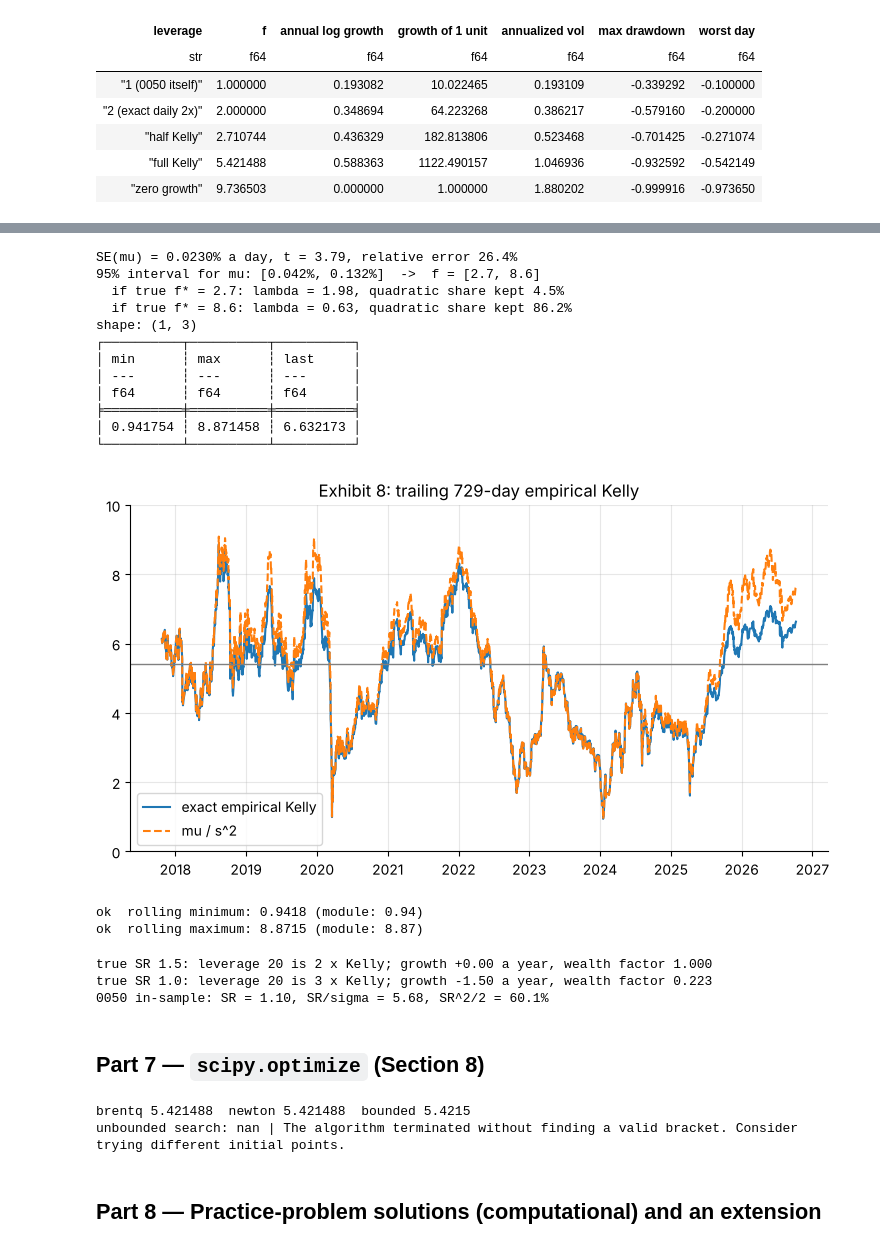
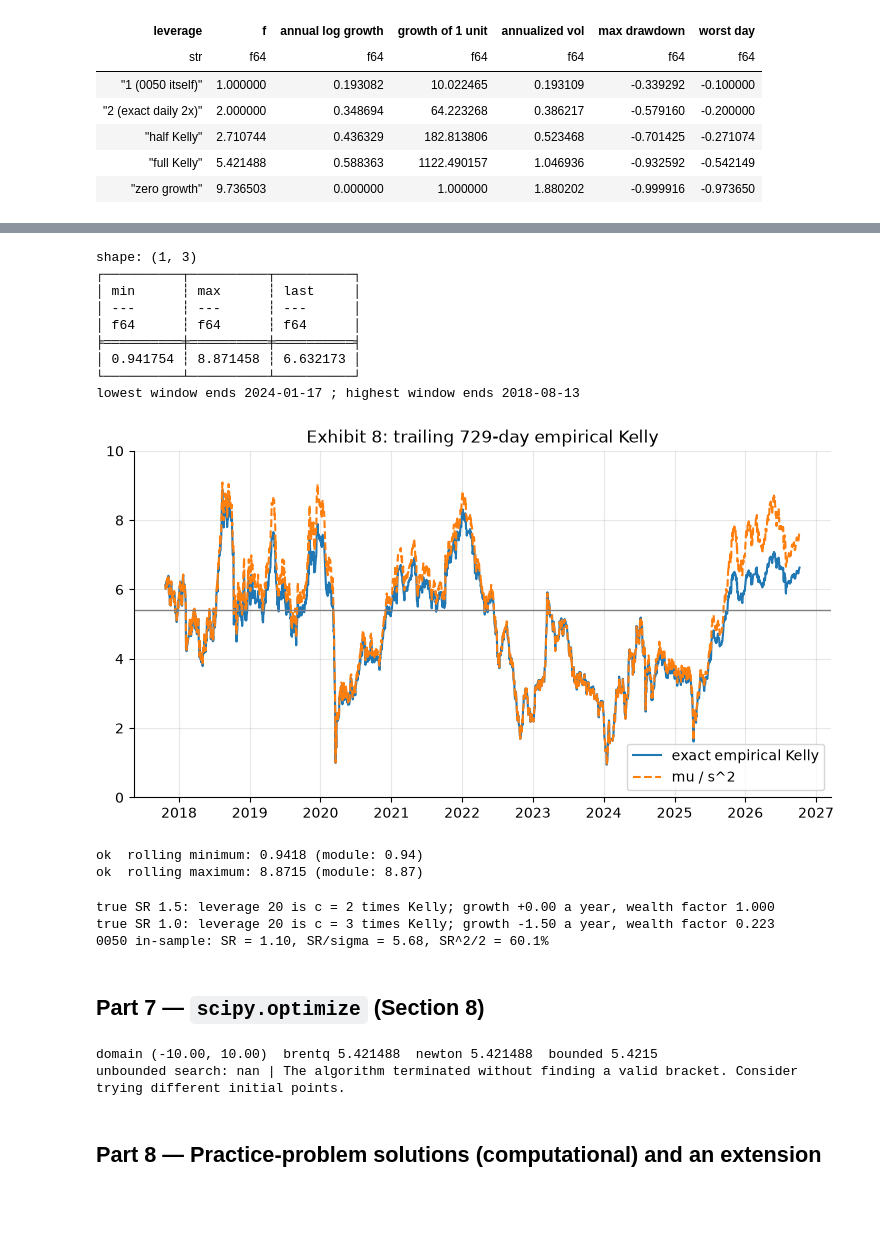
Before and after one commit to Benjamin-Teng/Quant-math-for-beginner, a Jupyter notebook: labs/LM04_lab/LM04_lab.ipynb, the cells around one changed output, grey strips where cells are left out. Cells and saved outputs as stored; diff of their text form; code cells hidden in the pictures; blank space fills up the shorter version.

```diff
--- a/labs/LM04_lab/LM04_lab.ipynb
+++ b/labs/LM04_lab/LM04_lab.ipynb
@@ -295,24 +374,25 @@ Bisection halves a sign-change bracket; Newton's method (4.12) jumps to the root
 # %%
-def bisection_trace(phi, a, b, tol):
-    out = [(0, a, b)]
+def bisection_trace(u, lo, hi, tol):
+    out = [(0, lo, hi)]
     n = 0
-    while b - a >= tol:
+    while hi - lo >= tol:
         n += 1
-        m = (a + b) / 2
-        a, b = (m, b) if phi(m) > 0 else (a, m)
-        out.append((n, a, b))
+        m = (lo + hi) / 2
+        lo, hi = (m, hi) if u(m) > 0 else (lo, m)
+        out.append((n, lo, hi))
     return out
 
-def newton_trace(phi, dphi, x0, steps):
+def newton_trace(u, du, x0, steps):
     xs = [x0]
     for _ in range(steps):
-        xs.append(xs[-1] - phi(xs[-1]) / dphi(xs[-1]))
+        xs.append(xs[-1] - u(xs[-1]) / du(xs[-1]))
     return xs
 
 nt = newton_trace(dg, d2g, 0.0, 5)
-bt = bisection_trace(dg, 0.0, 10.0, 1e-12)        # dg(0) = mu > 0, dg -> -inf as f -> 10
+assert dg(0.0) > 0 > dg(9.9)                       # dg(9.9) < 0: dg -> -inf as f -> 10, where it is undefined
+bt = bisection_trace(dg, 0.0, 9.9, 1e-12)
 picks = [0, 1, 2, 3, 4, 10, 20, 30, len(bt) - 1]
-ex6 = pl.DataFrame({
+iters = pl.DataFrame({
     "n": picks,
     "Newton f_n": [nt[n] if n <= 4 else None for n in picks],
     "Newton error": [abs(nt[n] - f_star) if n <= 4 else None for n in picks],
@@ -321,7 +401,7 @@ ex6 = pl.DataFrame({
 })
 e = [abs(x - f_star) for x in nt]
 C = abs(2 * float(((R / (1 + f_star * R)) ** 3).mean()) / (2 * d2g(f_star)))
-print("Newton ratios e(n+1)/e(n)^2:", [round(e[k + 1] / e[k] ** 2, 3) for k in (1, 2, 3)], f" C = {C:.3f}")
+print("Newton ratios e(n+1)/e(n)^2 for n = 1, 2:", [round(e[k + 1] / e[k] ** 2, 3) for k in (1, 2)], f" C = {C:.3f}")
 print("bisection steps to width < 1e-12:", len(bt) - 1)
-ex6   # Exhibit 6
+iters   # Exhibit 6
 # %% [output]
@@ -451,37 +637,26 @@ ok  exact fall in maximal growth at 2% financing: -0.083793 (module: -0.0838)
 # %%
-# Sampling error of the mean and the implied range of Kelly leverages (preview of LM20 and LM45)
-se = math.sqrt(s2) / math.sqrt(T)
-lo_mu, hi_mu = mu - 1.96 * se, mu + 1.96 * se
-print(f"SE(mu) = {se:.4%} a day, t = {mu / se:.2f}, relative error {se / mu:.1%}")
-print(f"95% interval for mu: [{lo_mu:.3%}, {hi_mu:.3%}]  ->  f = [{lo_mu / s2:.1f}, {hi_mu / s2:.1f}]")
-for f_true in (lo_mu / s2, hi_mu / s2):
-    lam = f_star / f_true
-    print(f"  if true f* = {f_true:.1f}: lambda = {lam:.2f}, quadratic share kept {1 - (1 - lam) ** 2:.1%}")
-
 # Exhibit 8: rolling three-year (729-day) empirical Kelly
 W = 729
 roll = pl.DataFrame({"end": ret["date"][W - 1:],
                      "f*": [kelly(R[e - W:e], xtol=1e-10) for e in range(W, T + 1)],
                      "mu/s2": [R[e - W:e].mean() / R[e - W:e].var() for e in range(W, T + 1)]})
 print(roll.select(pl.col("f*").min().alias("min"), pl.col("f*").max().alias("max"), pl.col("f*").last().alias("last")))
+print("lowest window ends", roll["end"][int(roll["f*"].arg_min())], "; highest window ends", roll["end"][int(roll["f*"].arg_max())])
 fig, ax = plt.subplots()
 ax.plot(roll["end"], roll["f*"], label="exact empirical Kelly"); ax.plot(roll["end"], roll["mu/s2"], "--", label="mu / s^2")
 ax.axhline(f_star, color="grey", lw=1); ax.set_ylim(0, 10); ax.set_title("Exhibit 8: trailing 729-day empirical Kelly"); ax.legend(); plt.show()
 check(roll["f*"].min(), 0.94, 2, "rolling minimum"); check(roll["f*"].max(), 8.87, 2, "rolling maximum")
 # %% [output]
-SE(mu) = 0.0230% a day, t = 3.79, relative error 26.4%
-95% interval for mu: [0.042%, 0.132%]  ->  f = [2.7, 8.6]
-  if true f* = 2.7: lambda = 1.98, quadratic share kept 4.5%
-  if true f* = 8.6: lambda = 0.63, quadratic share kept 86.2%
 shape: (1, 3)
 ┌──────────┬──────────┬──────────┐
 │ min      ┆ max      ┆ last     │
 │ ---      ┆ ---      ┆ ---      │
 │ f64      ┆ f64      ┆ f64      │
 ╞══════════╪══════════╪══════════╡
 │ 0.941754 ┆ 8.871458 ┆ 6.632173 │
 └──────────┴──────────┴──────────┘
+lowest window ends 2024-01-17 ; highest window ends 2018-08-13
-[figure, old version]
+[figure, new version]
 ok  rolling minimum: 0.9418 (module: 0.94)
 ok  rolling maximum: 8.8715 (module: 8.87)
 # %%
@@ -489,21 +664,34 @@ ok  rolling maximum: 8.8715 (module: 8.87)
 SR_bt, sigma = 3.0, 0.15
 f_bt = SR_bt / sigma
 for SR_true in (1.5, 1.0):
-    lam = SR_bt / SR_true
-    g = (2 * lam - lam**2) * SR_true**2 / 2
-    print(f"true SR {SR_true}: leverage {f_bt:.0f} is {lam:.0f} x Kelly; growth {g:+.2f} a year, wealth factor {math.exp(g):.3f}")
+    c = SR_bt / SR_true
+    g = (2 * c - c**2) * SR_true**2 / 2
+    print(f"true SR {SR_true}: leverage {f_bt:.0f} is c = {c:.0f} times Kelly; growth {g:+.2f} a year, wealth factor {math.exp(g):.3f}")
 print(f"0050 in-sample: SR = {mu * A / math.sqrt(s2 * A):.2f}, SR/sigma = {mu * A / (s2 * A):.2f}, SR^2/2 = {(mu * A) ** 2 / (s2 * A) / 2:.1%}")
 # %% [output]
-true SR 1.5: leverage 20 is 2 x Kelly; growth +0.00 a year, wealth factor 1.000
-true SR 1.0: leverage 20 is 3 x Kelly; growth -1.50 a year, wealth factor 0.223
+true SR 1.5: leverage 20 is c = 2 times Kelly; growth +0.00 a year, wealth factor 1.000
+true SR 1.0: leverage 20 is c = 3 times Kelly; growth -1.50 a year, wealth factor 0.223
 0050 in-sample: SR = 1.10, SR/sigma = 5.68, SR^2/2 = 60.1%
 # %% [markdown]
 ## Part 7 — `scipy.optimize` (Section 8)
 # %%
+# Section 8 of the module builds R from the same data/ files in a few lines; it gives exactly the returns of Part 1
+common = pl.read_csv("data/00631L_daily_raw.csv").select("date")
+div_s8 = pl.read_csv("data/0050_dividends.csv")
+px = (pl.read_csv("data/0050_daily_raw.csv").join(common, on="date")
+        .join(div_s8, on="date", how="left").sort("date"))
+split = pl.when(pl.col("date") == pl.lit("2025-06-18")).then(4.0).otherwise(1.0)
+P, D = pl.col("close"), pl.col("cash_dividend").fill_null(0.0)
+R_s8 = (px.select((P + D) * split / P.shift(1) - 1)
+          .to_series().drop_nulls().to_numpy())
+assert np.array_equal(R_s8, R)
+
 f_b = brentq(dg, 0.0, 0.999 * hi, xtol=1e-14)
 f_n = newton(dg, x0=0.0, fprime=d2g, tol=1e-14)
 f_m = minimize_scalar(lambda f: -gbar(f), bounds=(0.0, 0.999 * hi), method="bounded").x
-print(f"brentq {f_b:.6f}  newton {f_n:.6f}  bounded {f_m:.4f}")
+line = f"domain ({lo:.2f}, {hi:.2f})  brentq {f_b:.6f}  newton {f_n:.6f}  bounded {f_m:.4f}"
+print(line)
+assert line == "domain (-10.00, 10.00)  brentq 5.421488  newton 5.421488  bounded 5.4215"   # the module's output line
 
 import warnings
 with warnings.catch_warnings():
@@ -511,7 +699,7 @@ with warnings.catch_warnings():
     res = minimize_scalar(lambda f: -gbar(f))             # unbounded Brent search: leaves (-10, 10)
 print("unbounded search:", res.x, "|", getattr(res, "message", ""))
 # %% [output]
-brentq 5.421488  newton 5.421488  bounded 5.4215
+domain (-10.00, 10.00)  brentq 5.421488  newton 5.421488  bounded 5.4215
 unbounded search: nan | The algorithm terminated without finding a valid bracket. Consider trying different initial points.
 # %% [markdown]
 ## Part 8 — Practice-problem solutions (computational) and an extension
```
Also changed, not shown: parts of 26 cells of this notebook, 10 other files.
